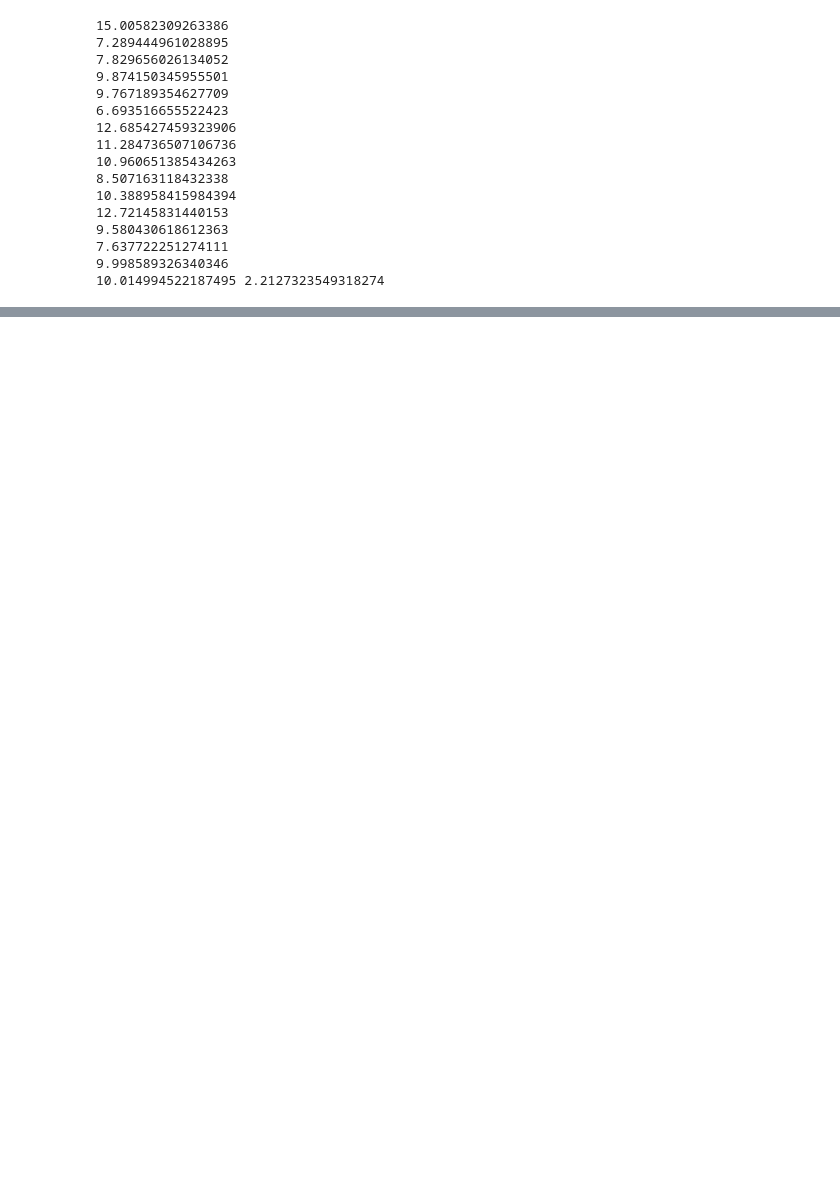
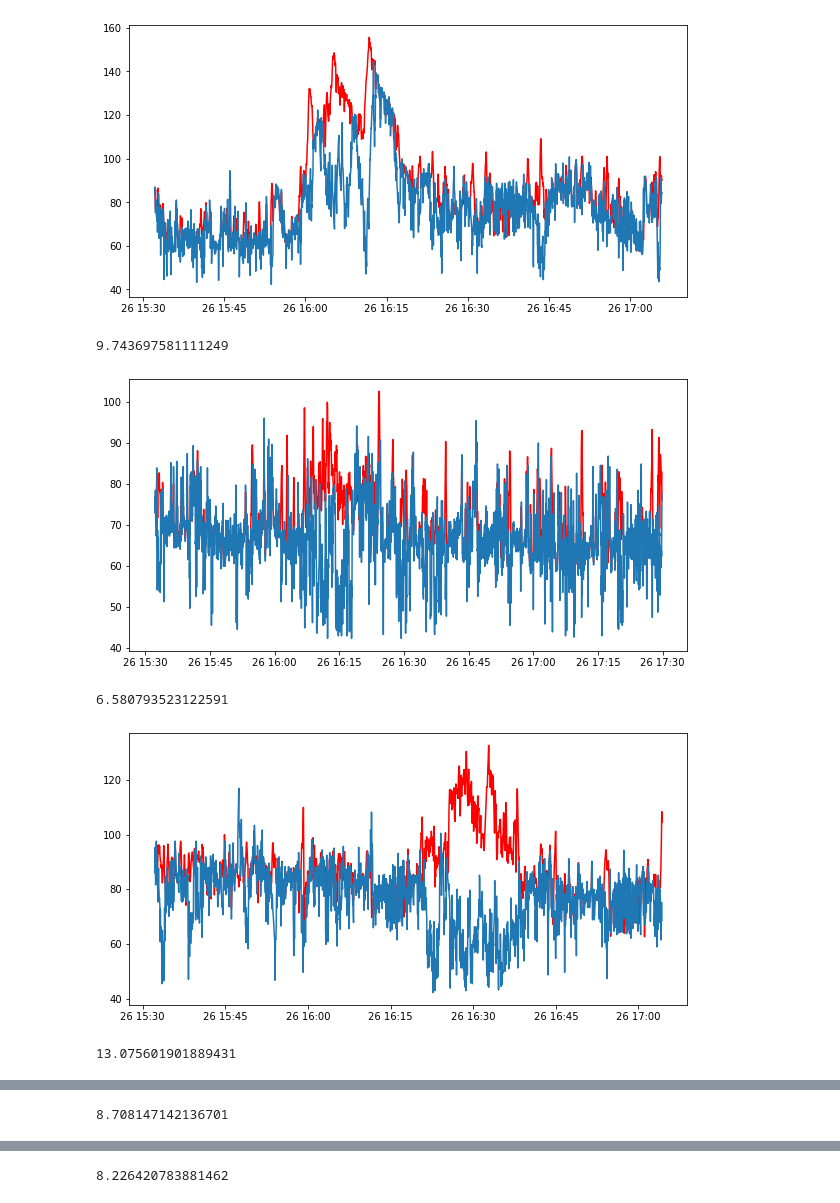
Before and after one commit to aungkonazim/ppg_quality_aware_hr, a Jupyter notebook: heart_rate_estimation/ppg_heart_rate_from_spectral_tracking.ipynb, the cells around one changed output, grey strips where cells are left out. Saved outputs shown, nothing was run; the diff lists cells and outputs as text; code cells hidden in the pictures; blank space fills up the shorter version.

```diff
--- a/heart_rate_estimation/ppg_heart_rate_from_spectral_tracking.ipynb
+++ b/heart_rate_estimation/ppg_heart_rate_from_spectral_tracking.ipynb
@@ -3,7 +3,7 @@ import pickle
 import numpy as np
 import pandas as pd
 import os
-%matplotlib notebook
+%matplotlib inline
 filelists = ['../../ppg_quality_aware_hr/data/8/'+a for a in os.listdir('../../ppg_quality_aware_hr/data/8/') if a[-1] not in ['s','f']]
 
 import warnings
@@ -18,7 +18,7 @@ def filter_data(X,
                 Fs=64,
                 low_cutoff=.5,
                 high_cutoff=3.0,
-                filter_order=5):
+                filter_order=1):
     """
     Bandpass Filter of single channel
 
@@ -38,14 +38,14 @@ def filter_data(X,
     return X2
 
 class heart_rate:
-    def __init__(self,lower_hr_range=.7,higher_hr_range=3.5,height=.01):
+    def __init__(self,lower_hr_range=.7,higher_hr_range=3.5,height=.2):
         self.hr_now = 0
         self.history_hr = []
         self.lower_hr_range = lower_hr_range
         self.higher_hr_range = higher_hr_range
         self.height = height
         self.previous = 0
-        self.step = 3
+        self.step = 2
 
     def filter_frequencies(self,x_x,f_x,pxx_x):
         x_x = np.array(x_x)
@@ -114,10 +114,11 @@ class heart_rate:
             self.history_hr  =self.history_hr[-6:]
             return 60000/self.hr_now
         else:
-            if abs(self.hr_now-hr_now)>10:
+            if abs(self.hr_now-hr_now)>15:
                 if self.previous>5:
                     self.history_hr.append(hr_now)
                     self.hr_now = np.mean(self.history_hr)
+                    self.history_hr.append(self.hr_now)
                     self.history_hr  =self.history_hr[-6:]
                     self.previous=1
                     return 60000/self.hr_now
@@ -135,49 +136,50 @@ class heart_rate:
                 return 60000/self.hr_now
 
 
 
+
 from datetime import datetime
 from sklearn.metrics import mean_absolute_error
 error = []
 for f in filelists:
     data = pickle.load(open(f,'rb'))
     data['timestamp'] = data['start_time'].apply(lambda a:datetime.utcfromtimestamp(a))
 #     data['ppg_rr'] = data.apply(lambda a:get_rr_value(a['data'].sort_values('time').reset_index(drop=True)['ppg'].values,
 #                                                  a['acc_window'][a['acc_window'][:,0].argsort(),1:],a['ecg_rr']*1000),axis=1)
     hr = heart_rate()
     ppg_rr_col = []
     for i,a in data.iterrows():
         ppg_rr_col.append(hr.get_rr_value(a['data'].sort_values('time').reset_index(drop=True)['ppg'].values,
-                                                 a['acc_window'][a['acc_window'][:,0].argsort(),1:],a['ecg_rr']*1000))
-#         print(ppg_rr_col[-1],60/a['ecg_rr'])
+                                        a['acc_window'][a['acc_window'][:,0].argsort(),1:],
+                                        a['ecg_rr']*1000))
+
+
     data['ppg_rr'] = ppg_rr_col
-#     plt.figure(figsize=(10,5))
     data = data[data['ppg_rr']>0]
     data['ecg_rr'] = data['ecg_rr'].apply(lambda a: 60/a)
     data['ppg_rr'] = data['ppg_rr'].apply(lambda a: 60000/a)
     error.append(mean_absolute_error(data['ecg_rr'],data['ppg_rr']))
+    import matplotlib.pyplot as plt
+    plt.close('all')
+    plt.figure(figsize=(10,5))
+    data = data[data['ppg_rr']>0]
+    # plt.scatter(data['ecg_rr'],data['ppg_rr'])
+    plt.plot(data['timestamp'],data['ecg_rr'],'r')
+    plt.plot(data['timestamp'],data['ppg_rr'])
+    # plt.plot(data['timestamp'],data['label']*1000)
+    plt.show()
     print(error[-1])
 print(np.mean(error),np.std(error))
 # plt.scatter(data['ecg_rr'],data['ppg_rr'])
 #     plt.plot(data['timestamp'],data['ecg_rr']*1000,'r')
 #     plt.plot(data['timestamp'],data['ppg_rr'])
 #     plt.plot(data['timestamp'],data['label']*1000)
 #     plt.show()
 #     ppg_windows = [df for i,df in data.groupby(pd.Grouper(key='timestamp',freq='60S'))]
 # %% [output]
+[figure, added]
-15.00582309263386
-7.289444961028895
-7.829656026134052
-9.874150345955501
-9.767189354627709
-6.693516655522423
-12.685427459323906
-11.284736507106736
-10.960651385434263
-8.507163118432338
-10.388958415984394
-12.72145831440153
-9.580430618612363
-7.637722251274111
-9.998589326340346
-10.014994522187495 2.2127323549318274
+9.743697581111249
+[figure, added]
+6.580793523122591
+[figure, added]
+13.075601901889431
@@ -183,0 +187 @@ print(np.mean(error),np.std(error))
+8.708147142136701
@@ -183,0 +189 @@ print(np.mean(error),np.std(error))
+8.226420783881462
```
Also changed, not shown: parts of 3 cells of this notebook.
